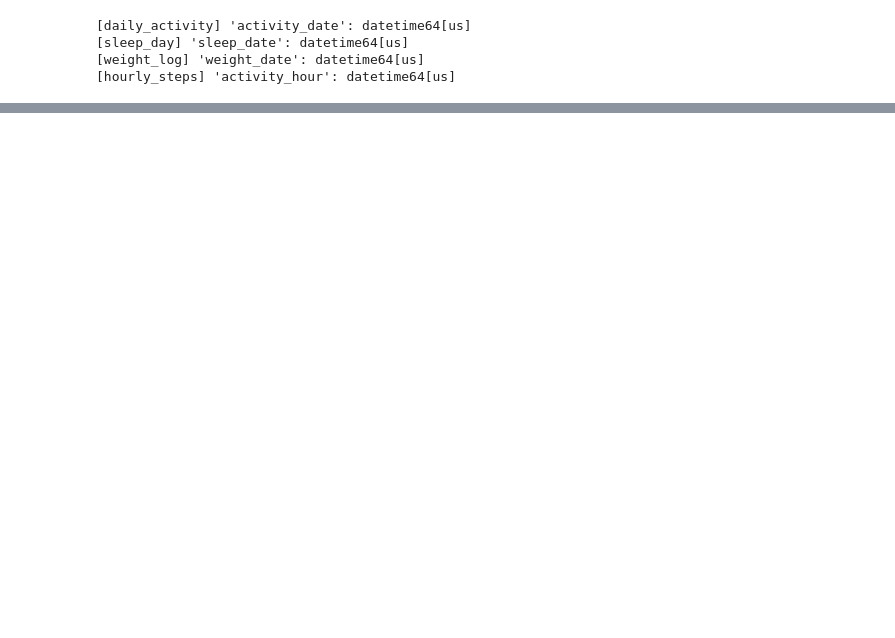
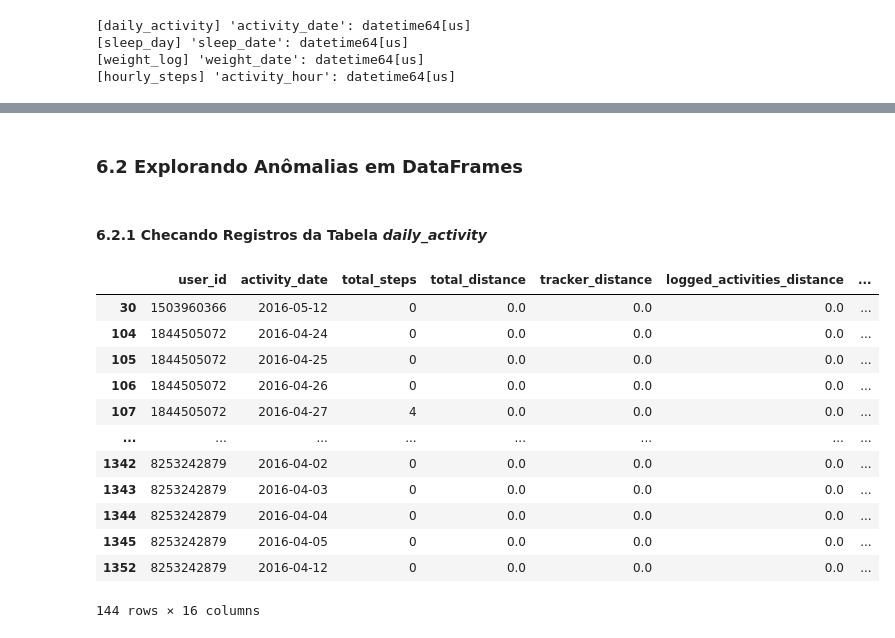
Before and after one commit to AleCecilio/bellabeat_data_analysis, a Jupyter notebook: notebooks/02_data_cleaning.ipynb, the cells around one changed output, grey strips where cells are left out. Drawn from its saved outputs; the diff is of its cells as text; code cells hidden in the pictures; blank space fills up the shorter version.

```diff
--- a/notebooks/02_data_cleaning.ipynb
+++ b/notebooks/02_data_cleaning.ipynb
@@ -384,0 +434,21 @@ for df_nome, df in dfs.items():
+# %% [markdown]
+### 6.2 Explorando Anômalias em DataFrames
+# %% [markdown]
+#### 6.2.1 Checando Registros da Tabela *daily_activity*
+# %%
+# Checando registros de não-uso (valores zero) na tabela daily_activity coluna 'tracker_distance'
+dfs['daily_activity'][dfs['daily_activity']['tracker_distance'] <= 0]
+# %% [output]
+|  | user_id | activity_date | total_steps | total_distance | tracker_distance | logged_activities_distance | ... |
+| 30 | 1503960366 | 2016-05-12 | 0 | 0.0 | 0.0 | 0.0 | ... |
+| 104 | 1844505072 | 2016-04-24 | 0 | 0.0 | 0.0 | 0.0 | ... |
+| 105 | 1844505072 | 2016-04-25 | 0 | 0.0 | 0.0 | 0.0 | ... |
+| 106 | 1844505072 | 2016-04-26 | 0 | 0.0 | 0.0 | 0.0 | ... |
+| 107 | 1844505072 | 2016-04-27 | 4 | 0.0 | 0.0 | 0.0 | ... |
+| ... | ... | ... | ... | ... | ... | ... | ... |
+| 1342 | 8253242879 | 2016-04-02 | 0 | 0.0 | 0.0 | 0.0 | ... |
+| 1343 | 8253242879 | 2016-04-03 | 0 | 0.0 | 0.0 | 0.0 | ... |
+| 1344 | 8253242879 | 2016-04-04 | 0 | 0.0 | 0.0 | 0.0 | ... |
+| 1345 | 8253242879 | 2016-04-05 | 0 | 0.0 | 0.0 | 0.0 | ... |
+| 1352 | 8253242879 | 2016-04-12 | 0 | 0.0 | 0.0 | 0.0 | ... |
+144 rows × 16 columns
```
Also changed, not shown: parts of 32 cells of this notebook, 9 other files.
